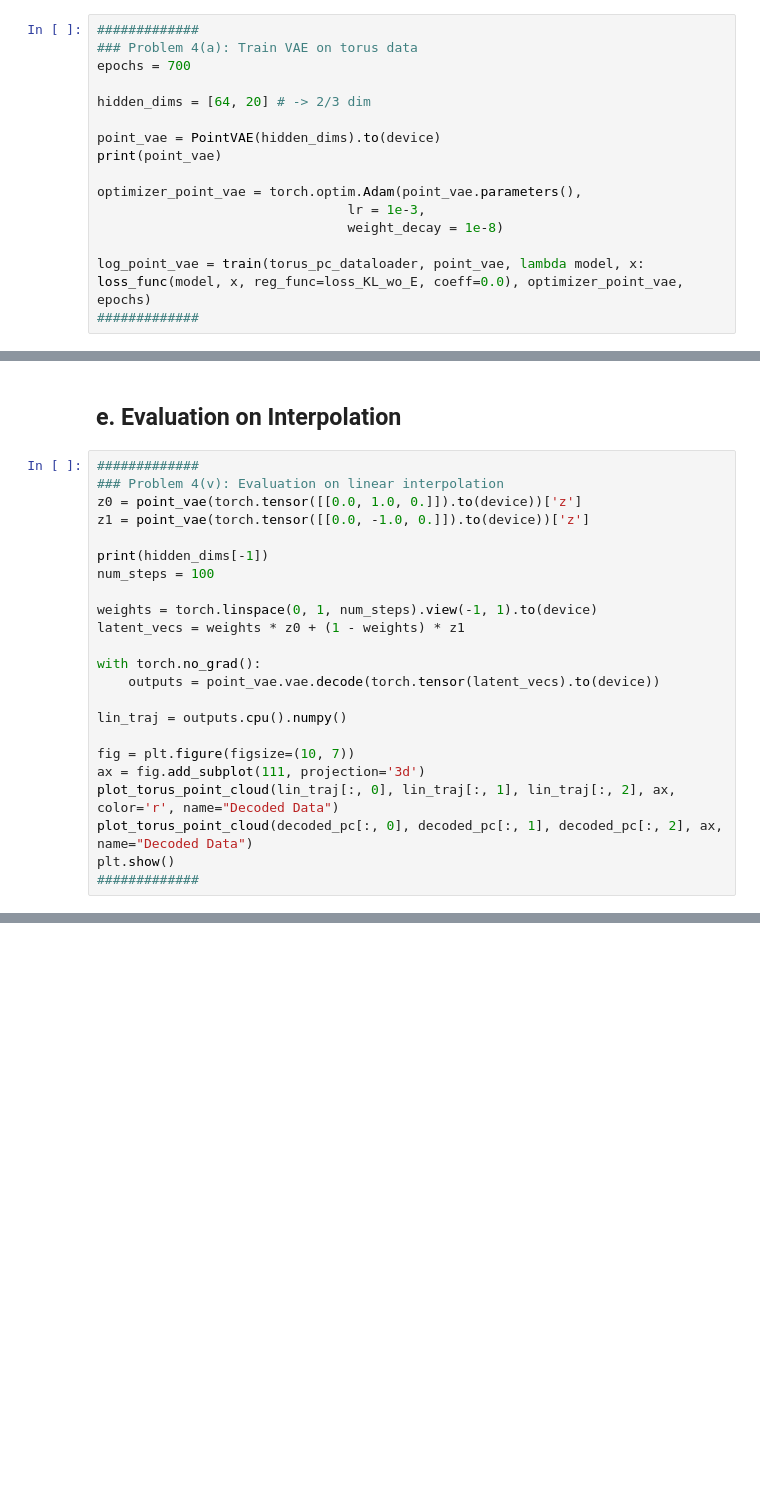
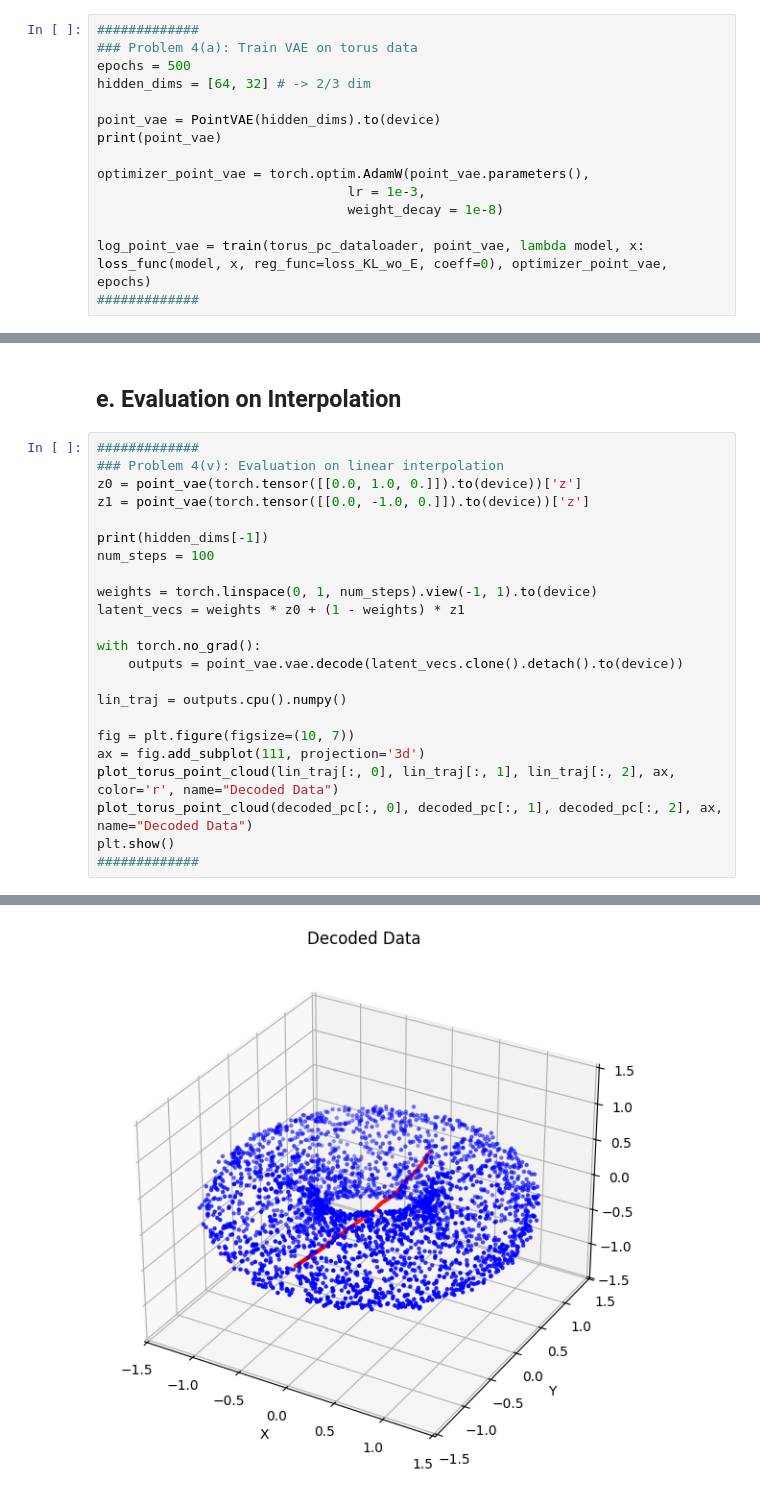
Before and after one commit to L1ngYu/MIT6s978, a Jupyter notebook: pset1.ipynb, the cells around one changed output, grey strips where cells are left out. Cells and saved outputs as stored; diff of their text form; blank space fills up the shorter version.

Commit message:
Update ProblemSet_1 Notebook Output

```diff
--- a/pset1.ipynb
+++ b/pset1.ipynb
@@ -576,16 +716,15 @@ class PointVAE(torch.nn.Module):
 # %%
 #############
 ### Problem 4(a): Train VAE on torus data
-epochs = 700
-
-hidden_dims = [64, 20] # -> 2/3 dim
+epochs = 500
+hidden_dims = [64, 32] # -> 2/3 dim
 
 point_vae = PointVAE(hidden_dims).to(device)
 print(point_vae)
 
-optimizer_point_vae = torch.optim.Adam(point_vae.parameters(),
+optimizer_point_vae = torch.optim.AdamW(point_vae.parameters(),
                                 lr = 1e-3,
                                 weight_decay = 1e-8)
 
-log_point_vae = train(torus_pc_dataloader, point_vae, lambda model, x: loss_func(model, x, reg_func=loss_KL_wo_E, coeff=0.0), optimizer_point_vae, epochs)
+log_point_vae = train(torus_pc_dataloader, point_vae, lambda model, x: loss_func(model, x, reg_func=loss_KL_wo_E, coeff=0), optimizer_point_vae, epochs)
 #############
@@ -617,7 +798,7 @@ weights = torch.linspace(0, 1, num_steps).view(-1, 1).to(device)
 latent_vecs = weights * z0 + (1 - weights) * z1
 
 with torch.no_grad():
-    outputs = point_vae.vae.decode(torch.tensor(latent_vecs).to(device))
+    outputs = point_vae.vae.decode(latent_vecs.clone().detach().to(device))
 
 lin_traj = outputs.cpu().numpy()
 
@@ -627,3 +808,4 @@ plot_torus_point_cloud(lin_traj[:, 0], lin_traj[:, 1], lin_traj[:, 2], ax, color
 plot_torus_point_cloud(decoded_pc[:, 0], decoded_pc[:, 1], decoded_pc[:, 2], ax, name="Decoded Data")
 plt.show()
 #############
+# %% [output]
@@ -629,0 +813 @@ plt.show()
+[figure, added]
```
Also changed, not shown: parts of 13 cells of this notebook.
